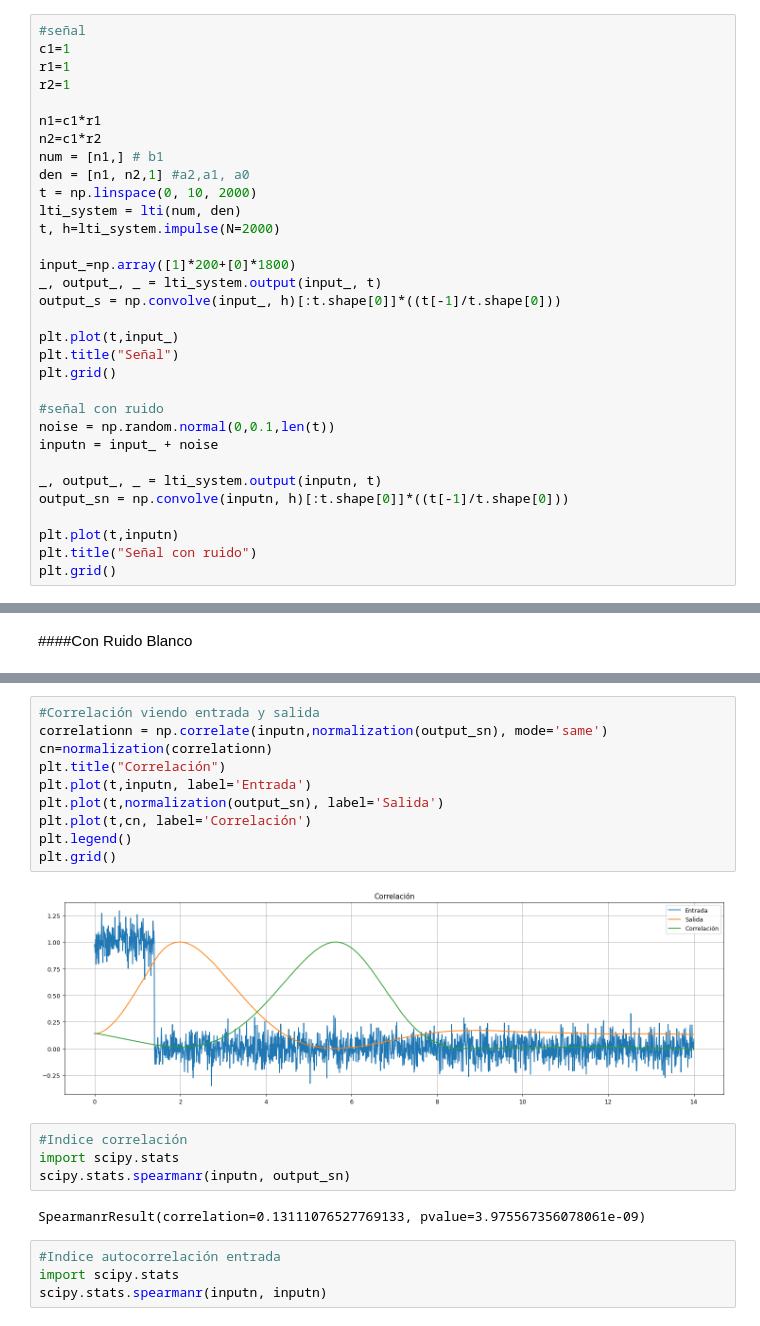
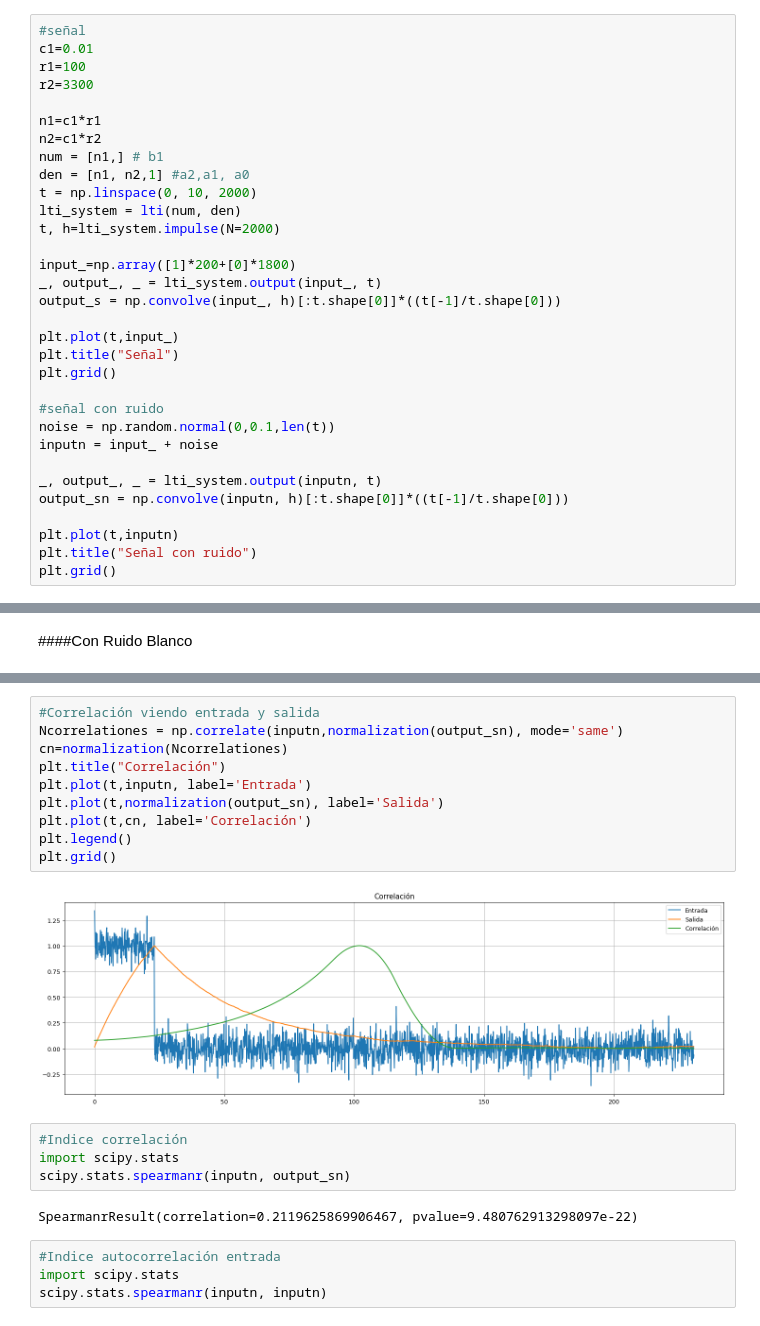
Before and after one commit to Juanchp00/Teor-a-de-se-ales, a Jupyter notebook: Teoría_de_señales_ultima_modificación.ipynb, the cells around one changed output, grey strips where cells are left out. Cells and saved outputs as stored; diff of their text form.

```diff
--- a/Teoría_de_señales_ultima_modificación.ipynb
+++ b/Teoría_de_señales_ultima_modificación.ipynb
@@ -538,9 +539,9 @@ fft_plot(t, PPM, -10, 10)
 ###Señal con ruido
 # %%
 #señal
-c1=1
-r1=1
-r2=1
+c1=0.01
+r1=100
+r2=3300
 
 n1=c1*r1
 n2=c1*r2
@@ -724,21 +733,21 @@ plt.grid()
 # %%
 #Correlación viendo entrada y salida
-correlationn = np.correlate(inputn,normalization(output_sn), mode='same')
-cn=normalization(correlationn)
+Ncorrelationes = np.correlate(inputn,normalization(output_sn), mode='same')
+cn=normalization(Ncorrelationes)
 plt.title("Correlación")
 plt.plot(t,inputn, label='Entrada')
 plt.plot(t,normalization(output_sn), label='Salida')
 plt.plot(t,cn, label='Correlación')
 plt.legend()
 plt.grid()
 # %% [output]
-[figure, old version]
+[figure, new version]
 # %%
 #Indice correlación
 import scipy.stats
 scipy.stats.spearmanr(inputn, output_sn)
 # %% [output]
-SpearmanrResult(correlation=0.13111076527769133, pvalue=3.975567356078061e-09)
+SpearmanrResult(correlation=0.2119625869906467, pvalue=9.480762913298097e-22)
 # %%
 #Indice autocorrelación entrada
 import scipy.stats
```
Also changed, not shown: parts of 36 cells of this notebook.
